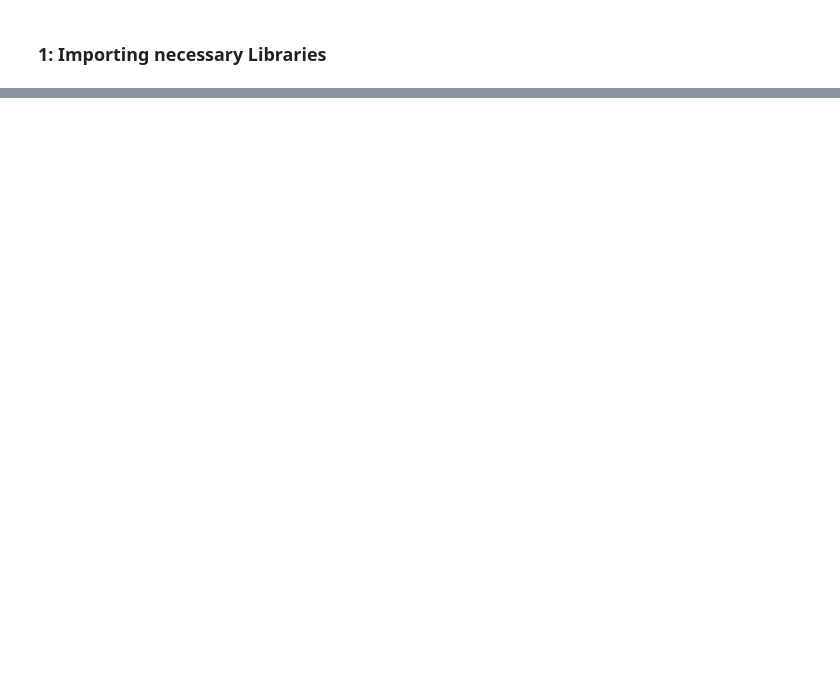
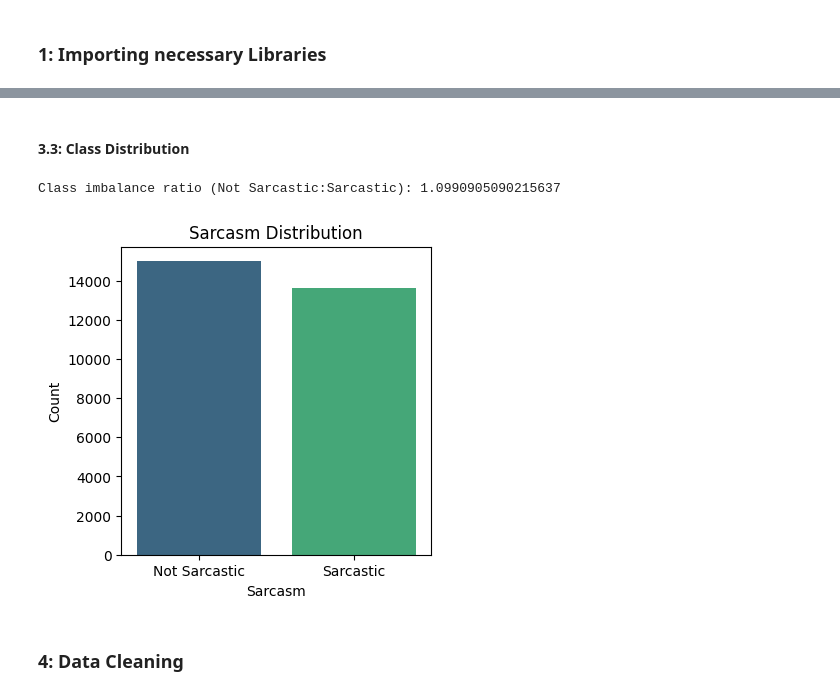
Before and after one commit to Lunivaa/Language-Task, a Jupyter notebook: 2433240_LunivaShrestha_Text_Classification.ipynb, the cells around one changed output, grey strips where cells are left out. Cells and saved outputs as stored; diff of their text form; code cells hidden in the pictures; blank space fills up the shorter version.

```diff
--- a/2433240_LunivaShrestha_Text_Classification.ipynb
+++ b/2433240_LunivaShrestha_Text_Classification.ipynb
@@ -1764,0 +84,6 @@ This project showed that transfer learning with MobileNetV2 significantly outper
+# %%
+# Mount Google Drive
+drive.mount('/content/drive')
+
+# Dataset path
+data_path = '/content/drive/MyDrive/6CS012_AI/Sarcastic_or_Not_Sarcastic/sarcastic_headlines.csv'
@@ -1764,0 +96,6 @@ This project showed that transfer learning with MobileNetV2 significantly outper
+# %%
+# Load dataset
+df = pd.read_csv(data_path)
+
+# Show first rows
+df.head()
@@ -1764,0 +131,27 @@ This project showed that transfer learning with MobileNetV2 significantly outper
+# %% [markdown]
+#### **3.3: Class Distribution**
+# %%
+# Class distribution count
+target_counts = Counter(df['is_sarcastic'])
+
+# Imbalance ratio
+if 0 in target_counts and 1 in target_counts and target_counts[1] != 0:
+    print("Class imbalance ratio (Not Sarcastic:Sarcastic):", target_counts[0] / target_counts[1])
+else:
+    print("Class imbalance ratio (Not Sarcastic:Sarcastic): Cannot be calculated, one or both classes are missing or sarcastic count is zero.")
+
+# Plot distribution
+plt.figure(figsize=(4, 4))
+sns.barplot(x=list(target_counts.keys()), y=list(target_counts.values()), palette='viridis')
+
+plt.xlabel('Sarcasm')
+plt.ylabel('Count')
+plt.title('Sarcasm Distribution')
+plt.xticks([0, 1], ['Not Sarcastic', 'Sarcastic'])
+
+plt.show()
+# %% [output]
+Class imbalance ratio (Not Sarcastic:Sarcastic): 1.0990905090215637
+[figure, added]
+# %% [markdown]
+### **4: Data Cleaning**
```
Also changed, not shown: parts of 217 cells of this notebook, 1 other file.
